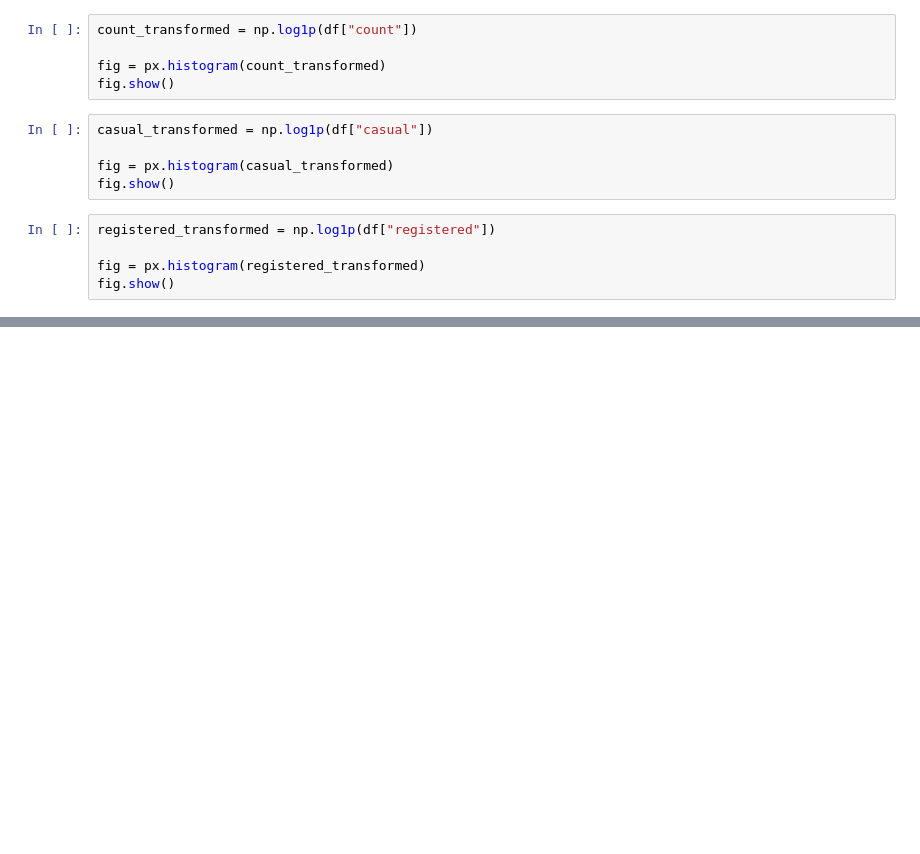
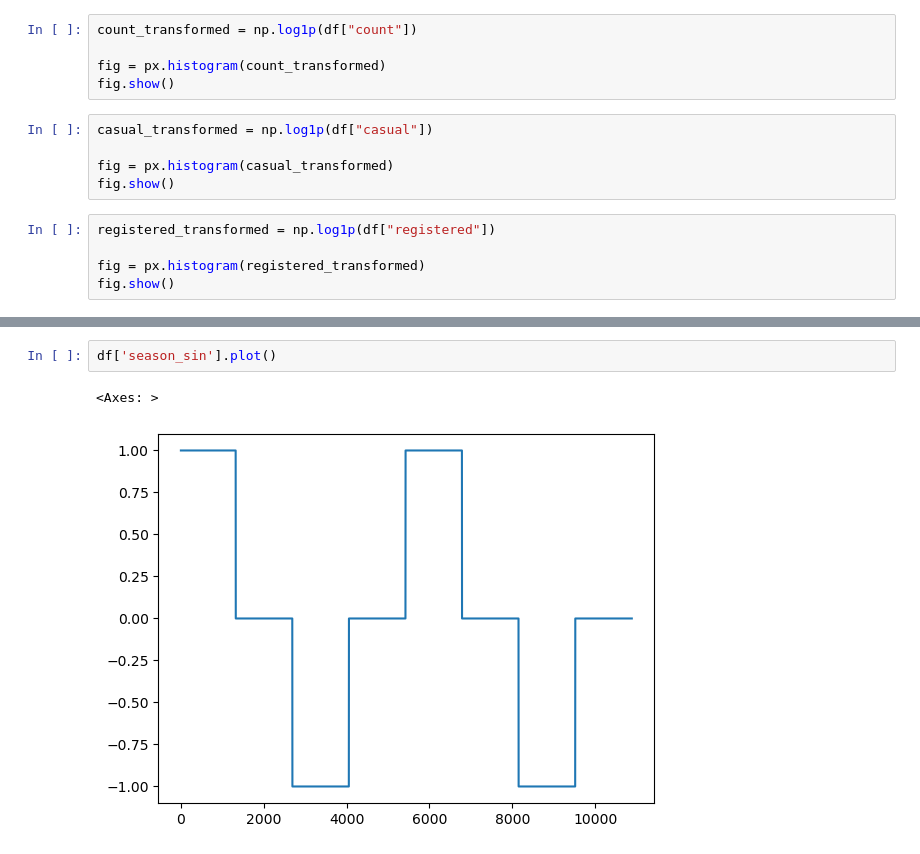
Before and after one commit to MonaTaghavi/dm-ann, a Jupyter notebook: notebooks/15dm-bike-preparation.ipynb, the cells around one changed output, grey strips where cells are left out. Drawn from its saved outputs; the diff is of its cells as text; blank space fills up the shorter version.

```diff
--- a/notebooks/15dm-bike-preparation.ipynb
+++ b/notebooks/15dm-bike-preparation.ipynb
@@ -142,0 +171,5 @@ fig.show()
+# %%
+df['season_sin'].plot()
+# %% [output]
+<Axes: >
+[figure, added]
```
Also changed, not shown: parts of 12 cells of this notebook.
